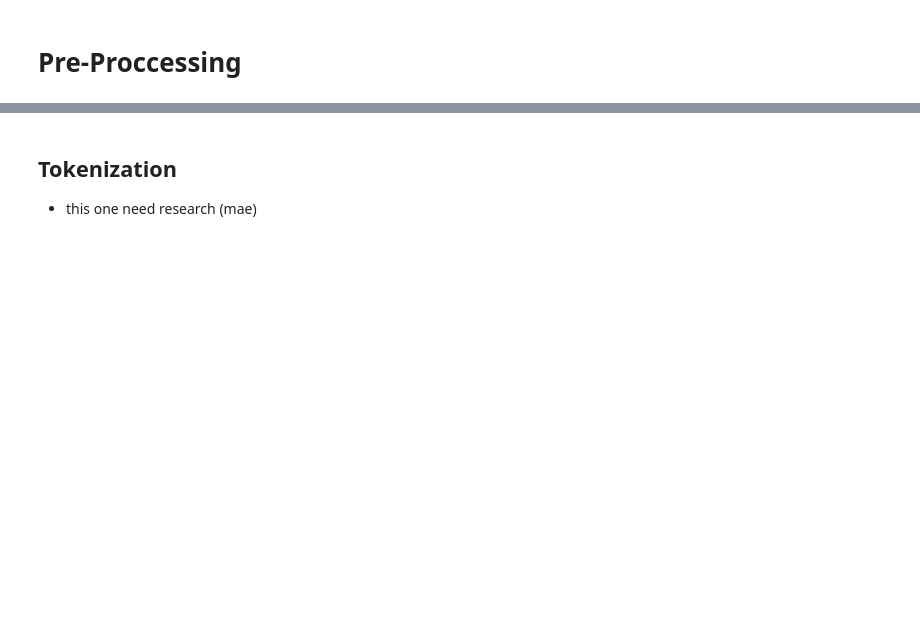
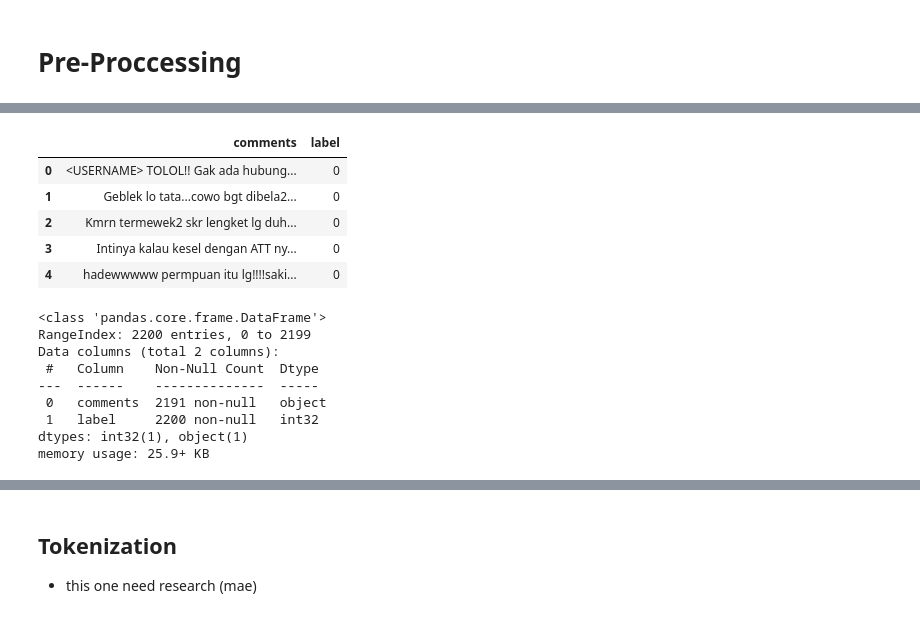
Before and after one commit to AureliusIvan/Sentiment-Analysis-of-Indonesia-Presidential-Election-2024-based-on-Instagram-Comments, a Jupyter notebook: NB.ipynb, the cells around one changed output, grey strips where cells are left out. Drawn from its saved outputs; the diff is of its cells as text; code cells hidden in the pictures; blank space fills up the shorter version.

```diff
--- a/NB.ipynb
+++ b/NB.ipynb
@@ -52,0 +140,39 @@ anies_after = pd.read_csv('./Dataset/Anies/anies_after.csv')
+# %%
+def handleMissingValue(df):
+    df = df.dropna()
+    df = df.drop_duplicates()
+    # df = df.reset_index(drop=True)
+    # set column name
+    # pick only comments features
+    df = df[['comments']]
+    # df.columns = ['column']
+    return df
+# prabowo_after = prabowo_after.dropna()
+
+anies_before['comments'] = handleMissingValue(anies_before)
+anies_after['comments'] = handleMissingValue(anies_after)
+ganjar_before['comments'] = handleMissingValue(ganjar_before)
+ganjar_after['comments'] = handleMissingValue(ganjar_after)
+prabowo_before['comments'] = handleMissingValue(prabowo_before)
+prabowo_after['comments'] = handleMissingValue(prabowo_after)
+secondary_dataset['comments'] = handleMissingValue(secondary_dataset)
+# %%
+display(secondary_dataset.head())
+
+secondary_dataset.info()
+# %% [output]
+|  | comments | label |
+| 0 | <USERNAME> TOLOL!! Gak ada hubung... | 0 |
+| 1 | Geblek lo tata...cowo bgt dibela2... | 0 |
+| 2 | Kmrn termewek2 skr lengket lg duh... | 0 |
+| 3 | Intinya kalau kesel dengan ATT ny... | 0 |
+| 4 | hadewwwww permpuan itu lg!!!!saki... | 0 |
+<class 'pandas.core.frame.DataFrame'>
+RangeIndex: 2200 entries, 0 to 2199
+Data columns (total 2 columns):
+ #   Column    Non-Null Count  Dtype
+---  ------    --------------  -----
+ 0   comments  2191 non-null   object
+ 1   label     2200 non-null   int32
+dtypes: int32(1), object(1)
+memory usage: 25.9+ KB
```
Also changed, not shown: parts of 41 cells of this notebook, 14 other files.
